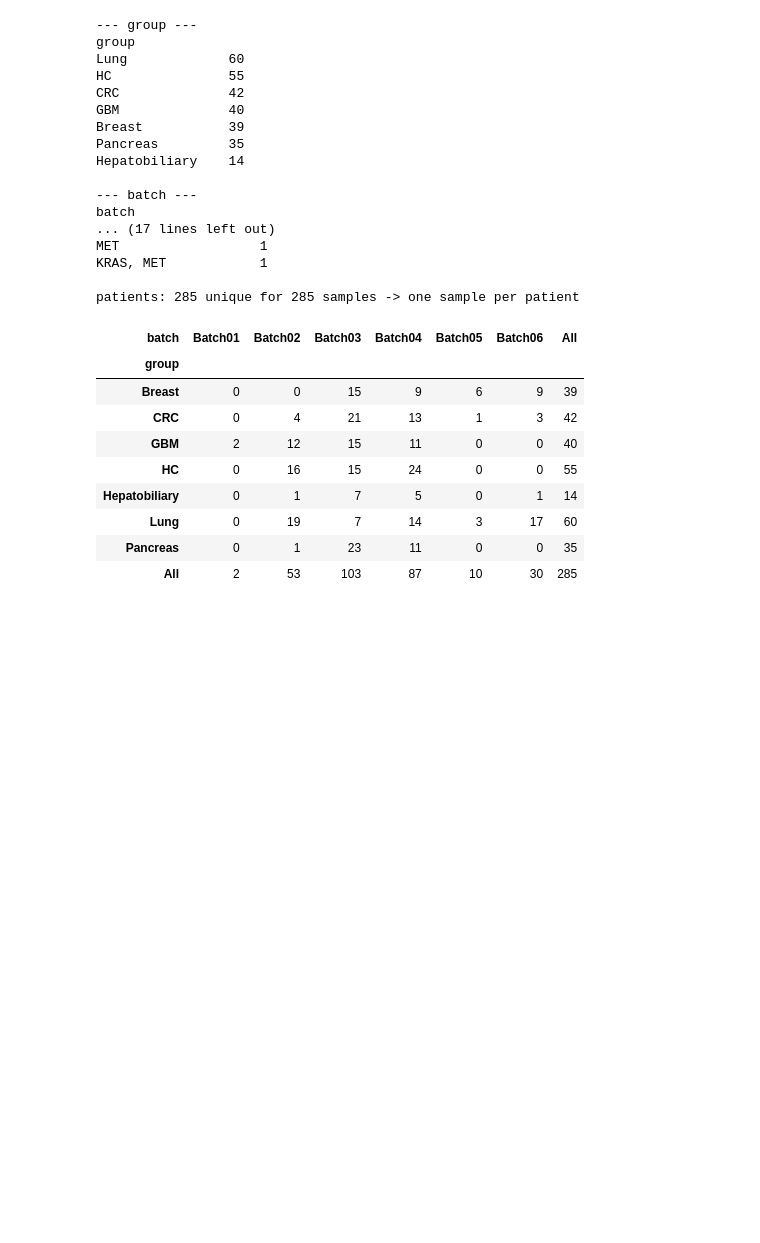
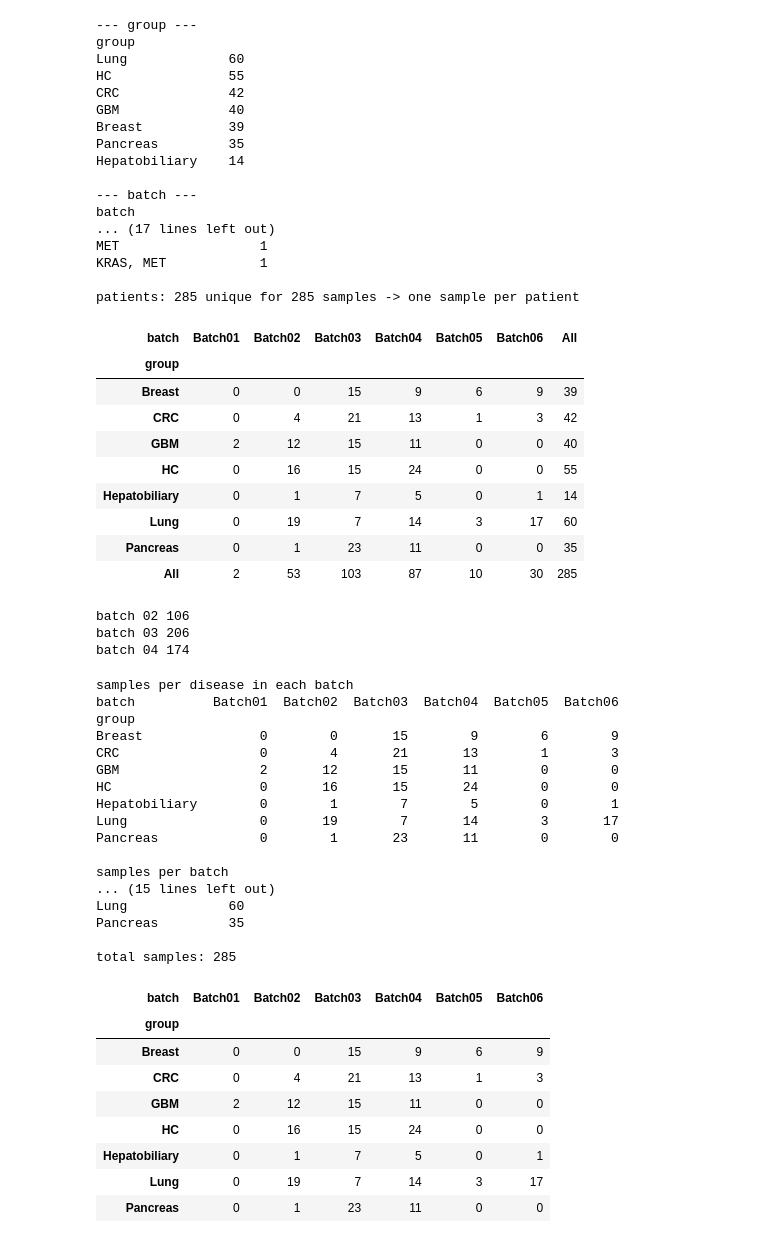
Before and after one commit to honololab/GSE68086, a Jupyter notebook: functions/00_exploration.ipynb, the cells around one changed output. Drawn from its saved outputs; the diff is of its cells as text; code cells hidden in the pictures; blank space fills up the shorter version.

```diff
--- a/functions/00_exploration.ipynb
+++ b/functions/00_exploration.ipynb
@@ -194,3 +194,70 @@ patients: 285 unique for 285 samples -> one sample per patient
 | Lung | 0 | 19 | 7 | 14 | 3 | 17 | 60 |
 | Pancreas | 0 | 1 | 23 | 11 | 0 | 0 | 35 |
 | All | 2 | 53 | 103 | 87 | 10 | 30 | 285 |
+# %%
+gene_batch = pd.crosstab(series_tidy.group, series_tidy.batch, margins=True)
+print("batch 02", gene_batch["Batch02"].sum())
+print("batch 03", gene_batch["Batch03"].sum())
+print("batch 04", gene_batch["Batch04"].sum())
+# %% [output]
+batch 02 106
+batch 03 206
+batch 04 174
+# %%
+# 5. How many samples each disease has in each batch.
+#    Pick the diseases here; an empty list shows them all.
+#    Options: Breast, CRC, GBM, HC, Hepatobiliary, Lung, Pancreas
+diseases = []          # e.g. ["Lung", "HC", "GBM"]
+
+#    No margins here: a totals row inside the table gets added again by .sum(), so every
+#    count would be doubled. The totals are computed from the plain table instead.
+disease_by_batch = pd.crosstab(series_tidy.group, series_tidy.batch)
+
+if diseases:
+    unknown = [d for d in diseases if d not in disease_by_batch.index]
+    if unknown:
+        raise KeyError(f"not a disease in the sample sheet: {unknown}. "
+                       f"Choose from {list(disease_by_batch.index)}")
+    disease_by_batch = disease_by_batch.loc[diseases]
+    # drop batches that hold none of the chosen diseases, so the table stays readable
+    disease_by_batch = disease_by_batch.loc[:, disease_by_batch.sum(axis=0) > 0]
+
+print("samples per disease in each batch")
+print(disease_by_batch.to_string(), "\n")
+
+print("samples per batch")
+print(disease_by_batch.sum(axis=0).to_string(), "\n")
+
+print("samples per disease")
+print(disease_by_batch.sum(axis=1).to_string(), "\n")
+
+print("total samples:", disease_by_batch.to_numpy().sum())
+
+disease_by_batch
+# %% [output]
+samples per disease in each batch
+batch          Batch01  Batch02  Batch03  Batch04  Batch05  Batch06
+group
+Breast               0        0       15        9        6        9
+CRC                  0        4       21       13        1        3
+GBM                  2       12       15       11        0        0
+HC                   0       16       15       24        0        0
+Hepatobiliary        0        1        7        5        0        1
+Lung                 0       19        7       14        3       17
+Pancreas             0        1       23       11        0        0
+
+samples per batch
+... (15 lines left out)
+Lung             60
+Pancreas         35
+
+total samples: 285
+| batch | Batch01 | Batch02 | Batch03 | Batch04 | Batch05 | Batch06 |
+| group |  |  |  |  |  |  |
+| Breast | 0 | 0 | 15 | 9 | 6 | 9 |
+| CRC | 0 | 4 | 21 | 13 | 1 | 3 |
+| GBM | 2 | 12 | 15 | 11 | 0 | 0 |
+| HC | 0 | 16 | 15 | 24 | 0 | 0 |
+| Hepatobiliary | 0 | 1 | 7 | 5 | 0 | 1 |
+| Lung | 0 | 19 | 7 | 14 | 3 | 17 |
+| Pancreas | 0 | 1 | 23 | 11 | 0 | 0 |
```
Also changed, not shown: parts of 2 cells of this notebook, 2 other files.
